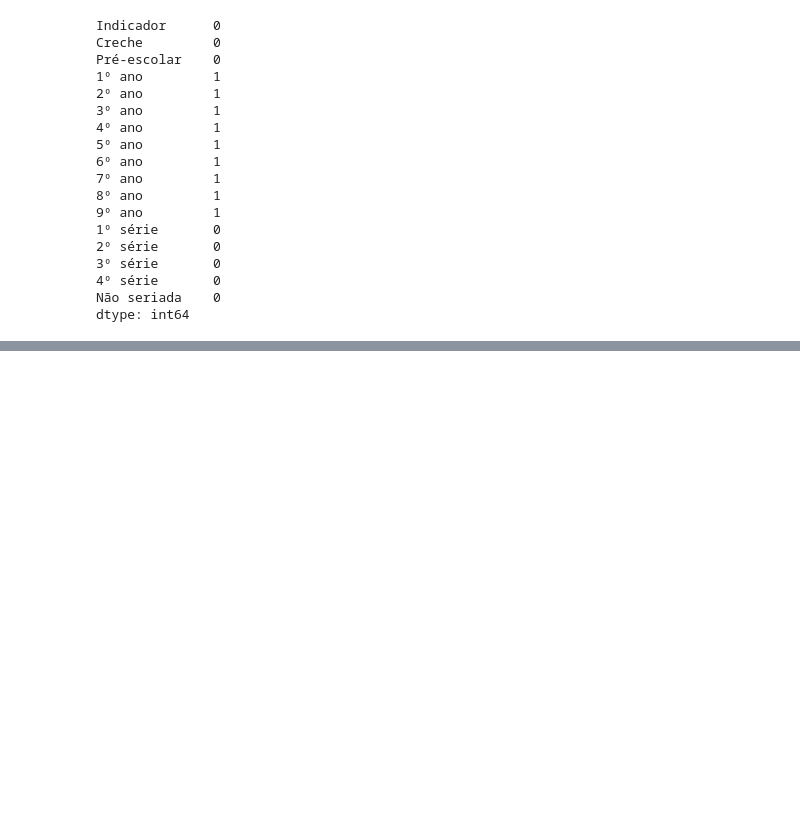
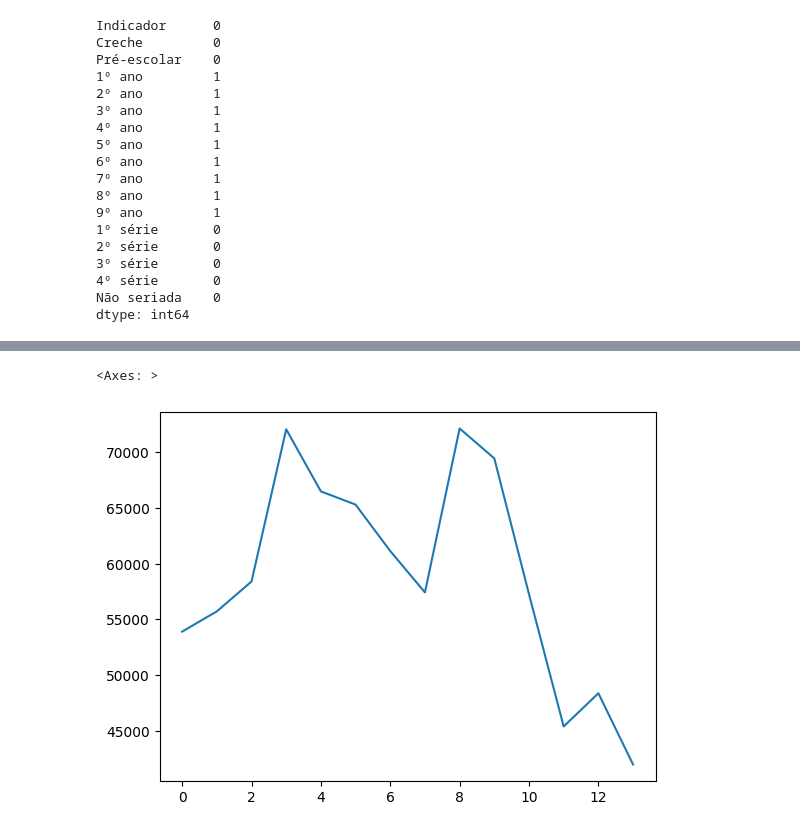
Before and after one commit to jgsjuliana/EDA_CensoEscolarIBGE, a Jupyter notebook: Projeto - Técnicas de Programação I.ipynb, the cells around one changed output, grey strips where cells are left out. Cells and saved outputs as stored; diff of their text form; code cells hidden in the pictures; blank space fills up the shorter version.

```diff
--- a/Projeto - Técnicas de Programação I.ipynb
+++ b/Projeto - Técnicas de Programação I.ipynb
@@ -212,0 +303,5 @@ ValueError: Boolean array expected for the condition, not object
+# %%
+df['4º série'].plot()
+# %% [output]
+<Axes: >
+[figure, added]
```
Also changed, not shown: parts of 16 cells of this notebook.
